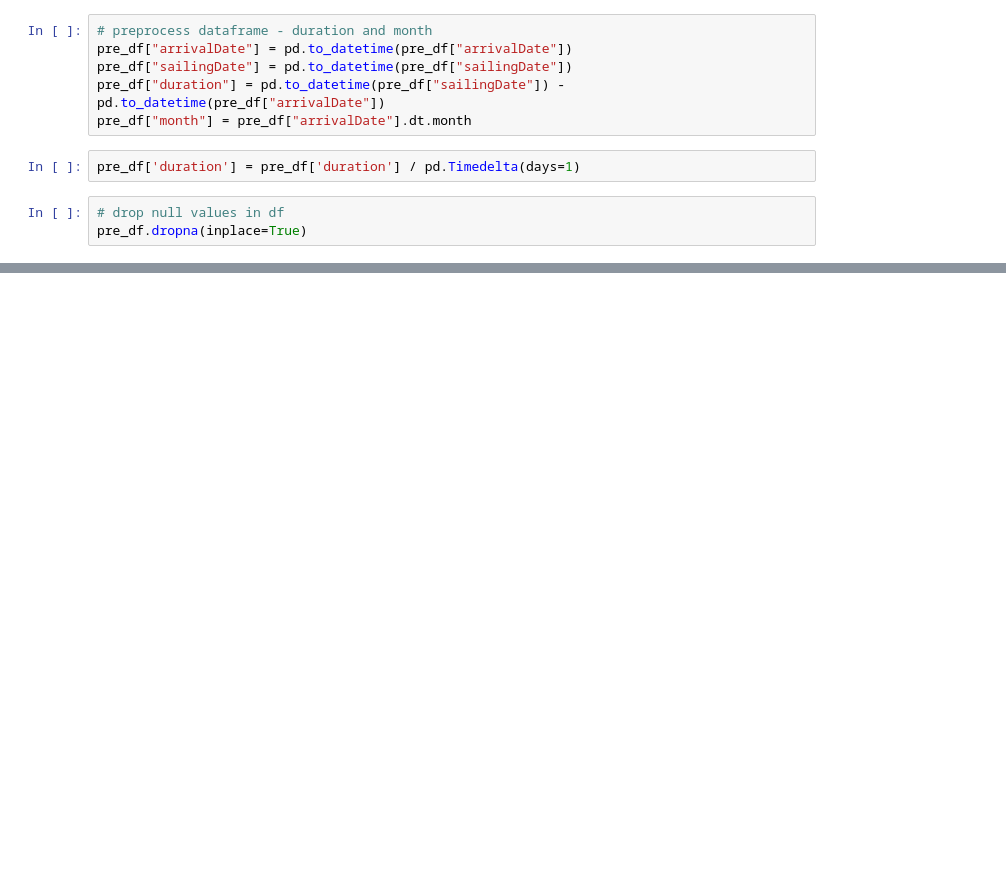
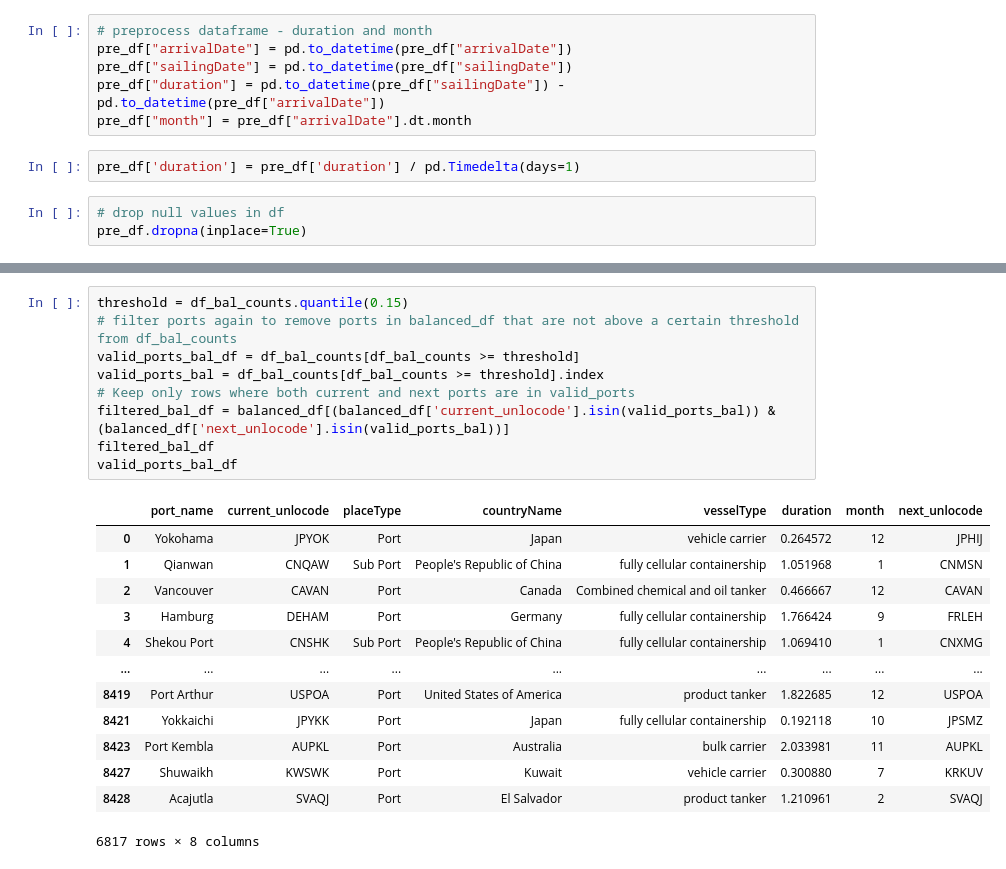
Before and after one commit to SySyAli/ais_port_prediction, a Jupyter notebook: notebooks/random_forest2.ipynb, the cells around one changed output, grey strips where cells are left out. Drawn from its saved outputs; the diff is of its cells as text; blank space fills up the shorter version.

```diff
--- a/notebooks/random_forest2.ipynb
+++ b/notebooks/random_forest2.ipynb
@@ -134,0 +287,23 @@ pre_df.describe().T
+# %%
+threshold = df_bal_counts.quantile(0.15)
+# filter ports again to remove ports in balanced_df that are not above a certain threshold from df_bal_counts
+valid_ports_bal_df = df_bal_counts[df_bal_counts >= threshold]
+valid_ports_bal = df_bal_counts[df_bal_counts >= threshold].index
+# Keep only rows where both current and next ports are in valid_ports
+filtered_bal_df = balanced_df[(balanced_df['current_unlocode'].isin(valid_ports_bal)) & (balanced_df['next_unlocode'].isin(valid_ports_bal))]
+filtered_bal_df
+valid_ports_bal_df
+# %% [output]
+|  | port_name | current_unlocode | placeType | countryName | vesselType | duration | month | next_unlocode |
+| 0 | Yokohama | JPYOK | Port | Japan | vehicle carrier | 0.264572 | 12 | JPHIJ |
+| 1 | Qianwan | CNQAW | Sub Port | People's Republic of China | fully cellular containership | 1.051968 | 1 | CNMSN |
+| 2 | Vancouver | CAVAN | Port | Canada | Combined chemical and oil tanker | 0.466667 | 12 | CAVAN |
+| 3 | Hamburg | DEHAM | Port | Germany | fully cellular containership | 1.766424 | 9 | FRLEH |
+| 4 | Shekou Port | CNSHK | Sub Port | People's Republic of China | fully cellular containership | 1.069410 | 1 | CNXMG |
+| ... | ... | ... | ... | ... | ... | ... | ... | ... |
+| 8419 | Port Arthur | USPOA | Port | United States of America | product tanker | 1.822685 | 12 | USPOA |
+| 8421 | Yokkaichi | JPYKK | Port | Japan | fully cellular containership | 0.192118 | 10 | JPSMZ |
+| 8423 | Port Kembla | AUPKL | Port | Australia | bulk carrier | 2.033981 | 11 | AUPKL |
+| 8427 | Shuwaikh | KWSWK | Port | Kuwait | vehicle carrier | 0.300880 | 7 | KRKUV |
+| 8428 | Acajutla | SVAQJ | Port | El Salvador | product tanker | 1.210961 | 2 | SVAQJ |
+6817 rows × 8 columns
```
Also changed, not shown: parts of 30 cells of this notebook, 1 other file.
